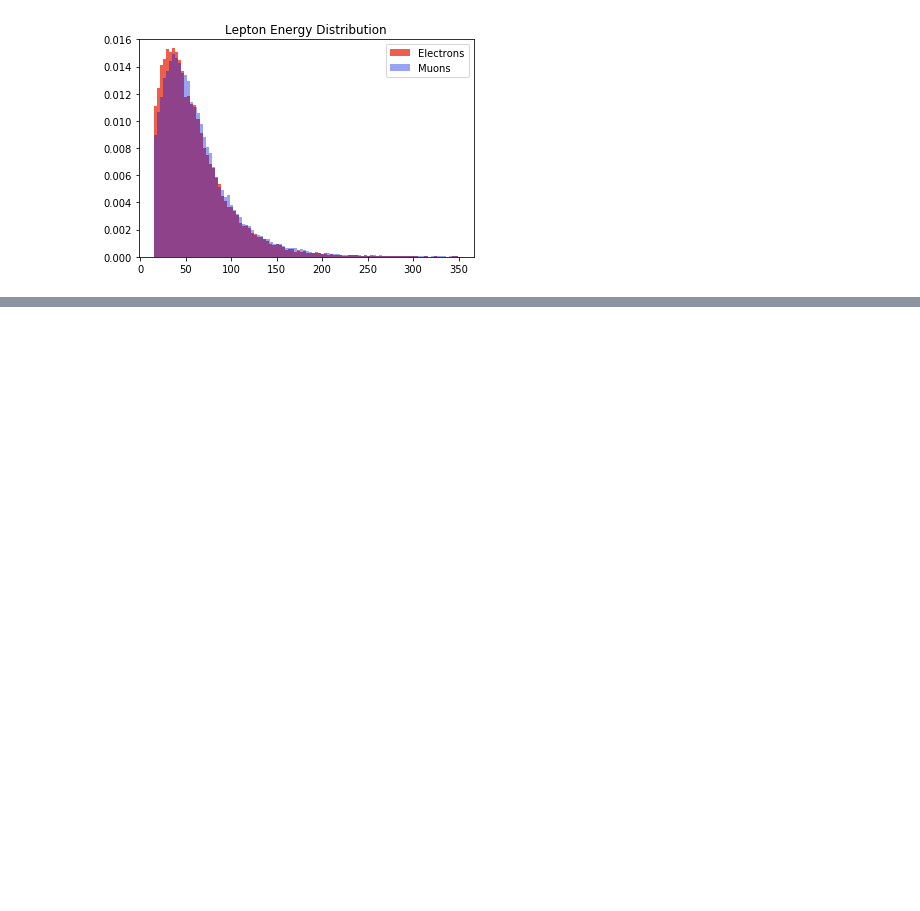
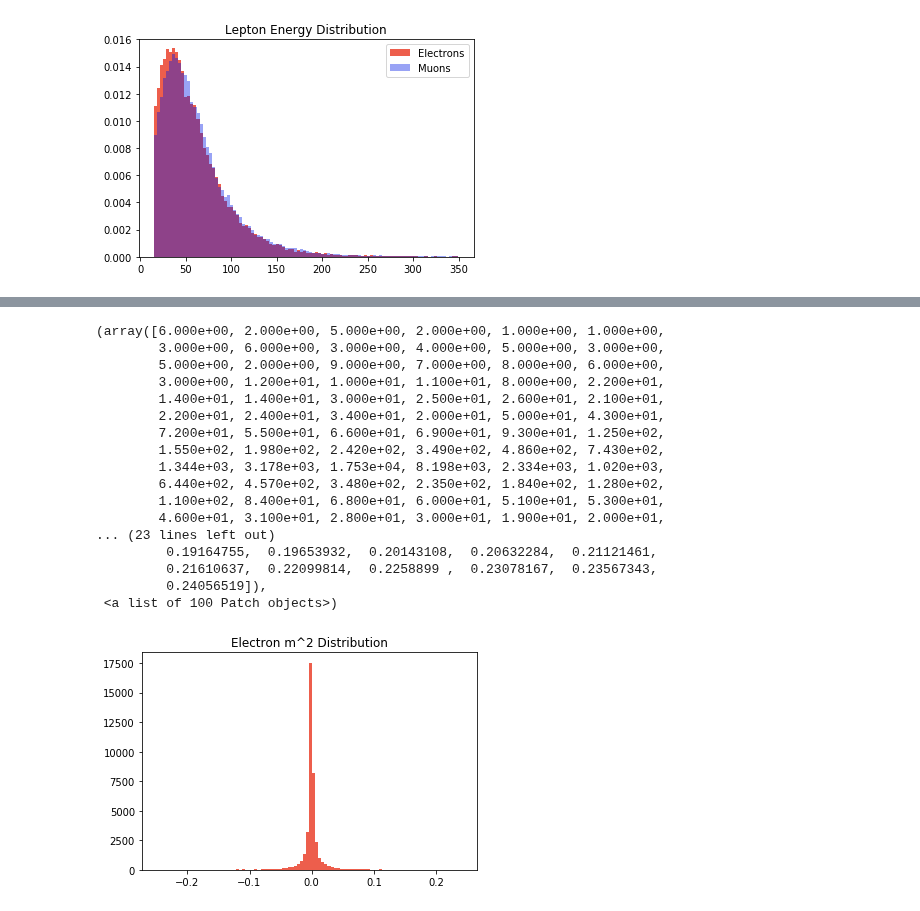
Before and after one commit to btannenw/CMS_machineLearning, a Jupyter notebook: leptonIdentificationNN/PlottingLeptonFeatures.ipynb, the cells around one changed output, grey strips where cells are left out. Drawn from its saved outputs; the diff is of its cells as text; code cells hidden in the pictures; blank space fills up the shorter version.

```diff
--- a/leptonIdentificationNN/PlottingLeptonFeatures.ipynb
+++ b/leptonIdentificationNN/PlottingLeptonFeatures.ipynb
@@ -347,0 +420,5 @@ plt.legend()
+# %%
+em2sRaw = ee2s-ep2s
+mm2sRaw = me2s-mp2s
+em2s = []
+mm2s = []
@@ -347,0 +437,22 @@ plt.legend()
+# %%
+plt.title("Electron m^2 Distribution")
+plt.hist(em2s, label="Electrons", color=ec, bins=100)
+# %% [output]
+(array([6.000e+00, 2.000e+00, 5.000e+00, 2.000e+00, 1.000e+00, 1.000e+00,
+        3.000e+00, 6.000e+00, 3.000e+00, 4.000e+00, 5.000e+00, 3.000e+00,
+        5.000e+00, 2.000e+00, 9.000e+00, 7.000e+00, 8.000e+00, 6.000e+00,
+        3.000e+00, 1.200e+01, 1.000e+01, 1.100e+01, 8.000e+00, 2.200e+01,
+        1.400e+01, 1.400e+01, 3.000e+01, 2.500e+01, 2.600e+01, 2.100e+01,
+        2.200e+01, 2.400e+01, 3.400e+01, 2.000e+01, 5.000e+01, 4.300e+01,
+        7.200e+01, 5.500e+01, 6.600e+01, 6.900e+01, 9.300e+01, 1.250e+02,
+        1.550e+02, 1.980e+02, 2.420e+02, 3.490e+02, 4.860e+02, 7.430e+02,
+        1.344e+03, 3.178e+03, 1.753e+04, 8.198e+03, 2.334e+03, 1.020e+03,
+        6.440e+02, 4.570e+02, 3.480e+02, 2.350e+02, 1.840e+02, 1.280e+02,
+        1.100e+02, 8.400e+01, 6.800e+01, 6.000e+01, 5.100e+01, 5.300e+01,
+        4.600e+01, 3.100e+01, 2.800e+01, 3.000e+01, 1.900e+01, 2.000e+01,
+... (23 lines left out)
+         0.19164755,  0.19653932,  0.20143108,  0.20632284,  0.21121461,
+         0.21610637,  0.22099814,  0.2258899 ,  0.23078167,  0.23567343,
+         0.24056519]),
+ <a list of 100 Patch objects>)
+[figure, added]
```
Also changed, not shown: parts of 12 cells of this notebook, 4 other files.
